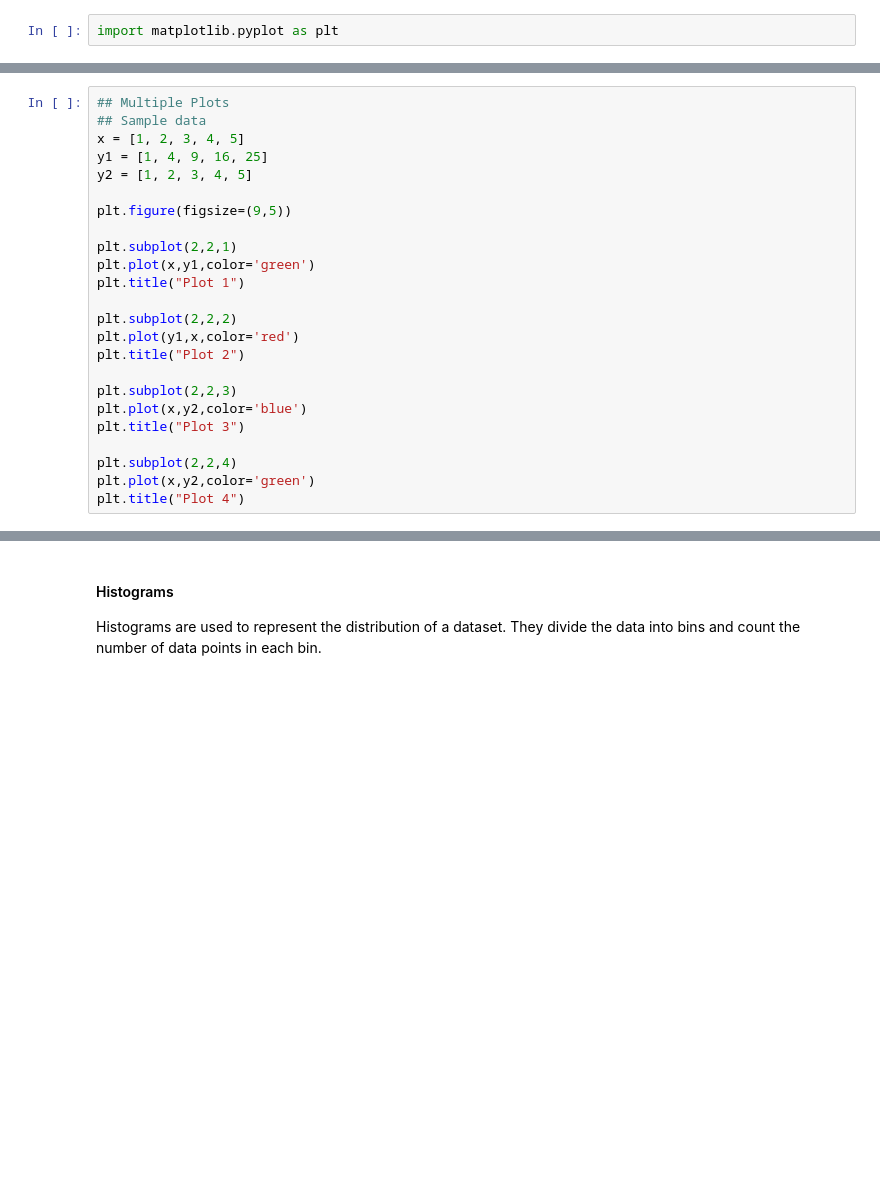
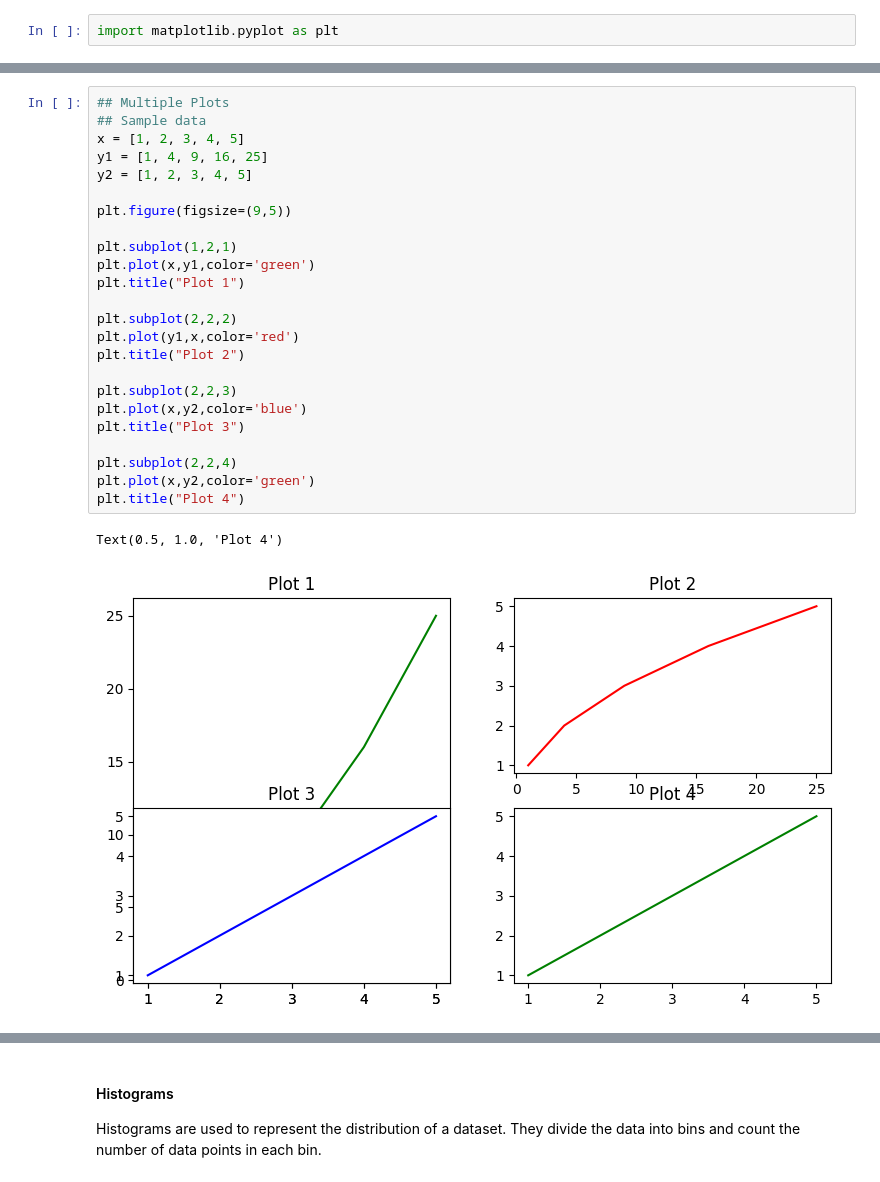
Before and after one commit to Abhinay1411/data-analysis-learning-journey, a Jupyter notebook: python learning/Sec2 Data analysis with python/10 numpy/10.5-matplotlib.ipynb, the cells around one changed output, grey strips where cells are left out. Cells and saved outputs as stored; diff of their text form; blank space fills up the shorter version.

```diff
--- a/python learning/Sec2 Data analysis with python/10 numpy/10.5-matplotlib.ipynb
+++ b/python learning/Sec2 Data analysis with python/10 numpy/10.5-matplotlib.ipynb
@@ -45,25 +43,28 @@ plt.grid(True)
 # %%
 ## Multiple Plots
 ## Sample data
 x = [1, 2, 3, 4, 5]
 y1 = [1, 4, 9, 16, 25]
 y2 = [1, 2, 3, 4, 5]
 
 plt.figure(figsize=(9,5))
 
-plt.subplot(2,2,1)
+plt.subplot(1,2,1)
 plt.plot(x,y1,color='green')
 plt.title("Plot 1")
 
 plt.subplot(2,2,2)
 plt.plot(y1,x,color='red')
 plt.title("Plot 2")
 
 plt.subplot(2,2,3)
 plt.plot(x,y2,color='blue')
 plt.title("Plot 3")
 
 plt.subplot(2,2,4)
 plt.plot(x,y2,color='green')
 plt.title("Plot 4")
+# %% [output]
+Text(0.5, 1.0, 'Plot 4')
+[figure, added]
 # %%
```
Also changed, not shown: parts of 12 cells of this notebook.
